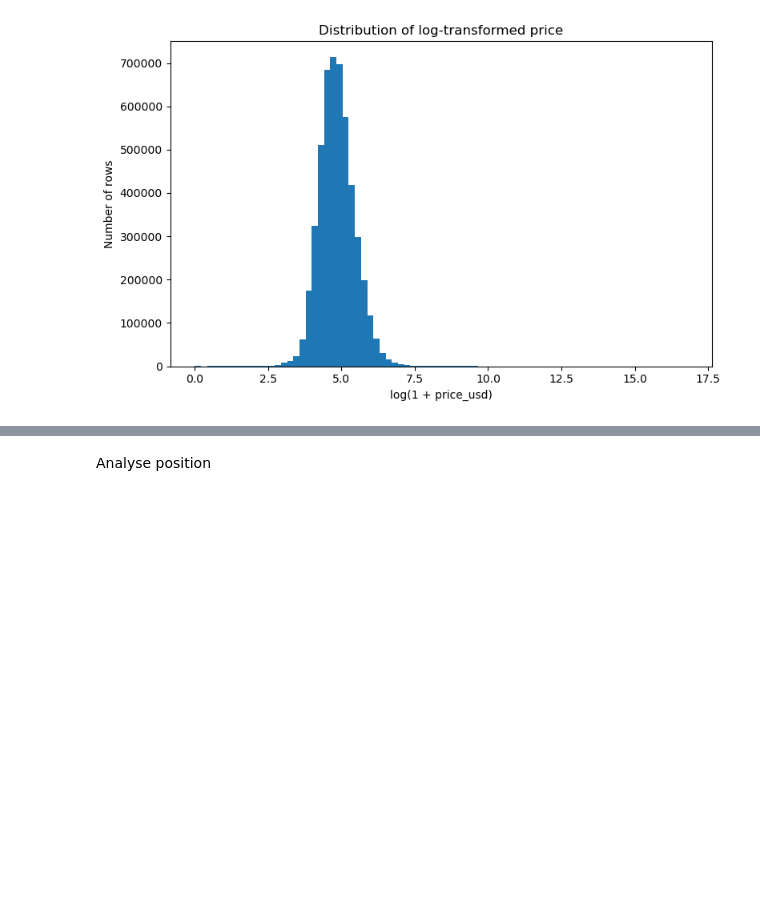
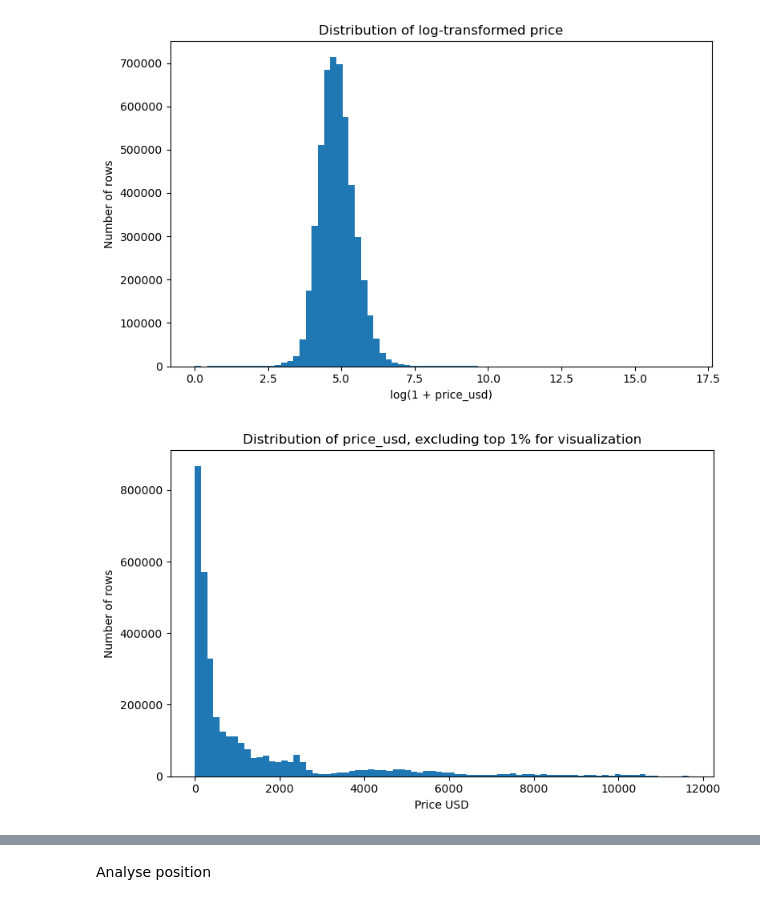
Before and after one commit to FieBergli/DMT_A2, a Jupyter notebook: task2.ipynb, the cells around one changed output, grey strips where cells are left out. Saved outputs shown, nothing was run; the diff lists cells and outputs as text; code cells hidden in the pictures; blank space fills up the shorter version.

```diff
--- a/task2.ipynb
+++ b/task2.ipynb
@@ -451,3 +451,21 @@ plt.savefig(f"{OUTPUT_DIR}/log_price_distribution.png", dpi=300)
 plt.show()
 # %% [output]
 [figure]
+# %%
+# distribution of price_usd
+
+# Raw price distribution is often very skewed.
+# To make the plot readable, we remove the top 1% only for visualization.
+price_upper = df["orig_destination_distance"]
+plot_df = df[df["orig_destination_distance"] <= price_upper]
+
+plt.figure(figsize=(8, 5))
+plt.hist(plot_df["orig_destination_distance"].dropna(), bins=80)
+plt.xlabel("Price USD")
+plt.ylabel("Number of rows")
+plt.title("Distribution of price_usd, excluding top 1% for visualization")
+plt.tight_layout()
+plt.savefig(f"{OUTPUT_DIR}/price_distribution_trimmed.png", dpi=300)
+plt.show()
+# %% [output]
+[figure, added]
```
Also changed, not shown: parts of 3 cells of this notebook, 1 other file.
